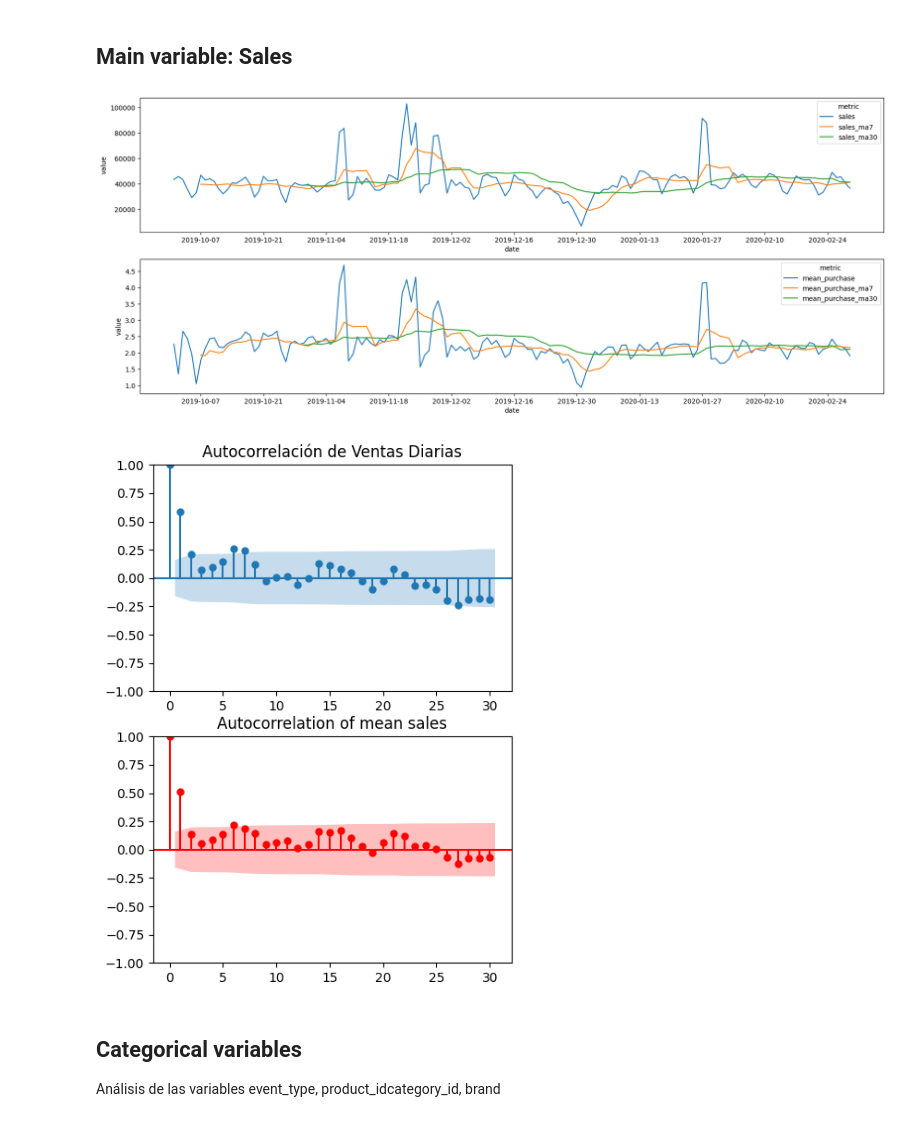
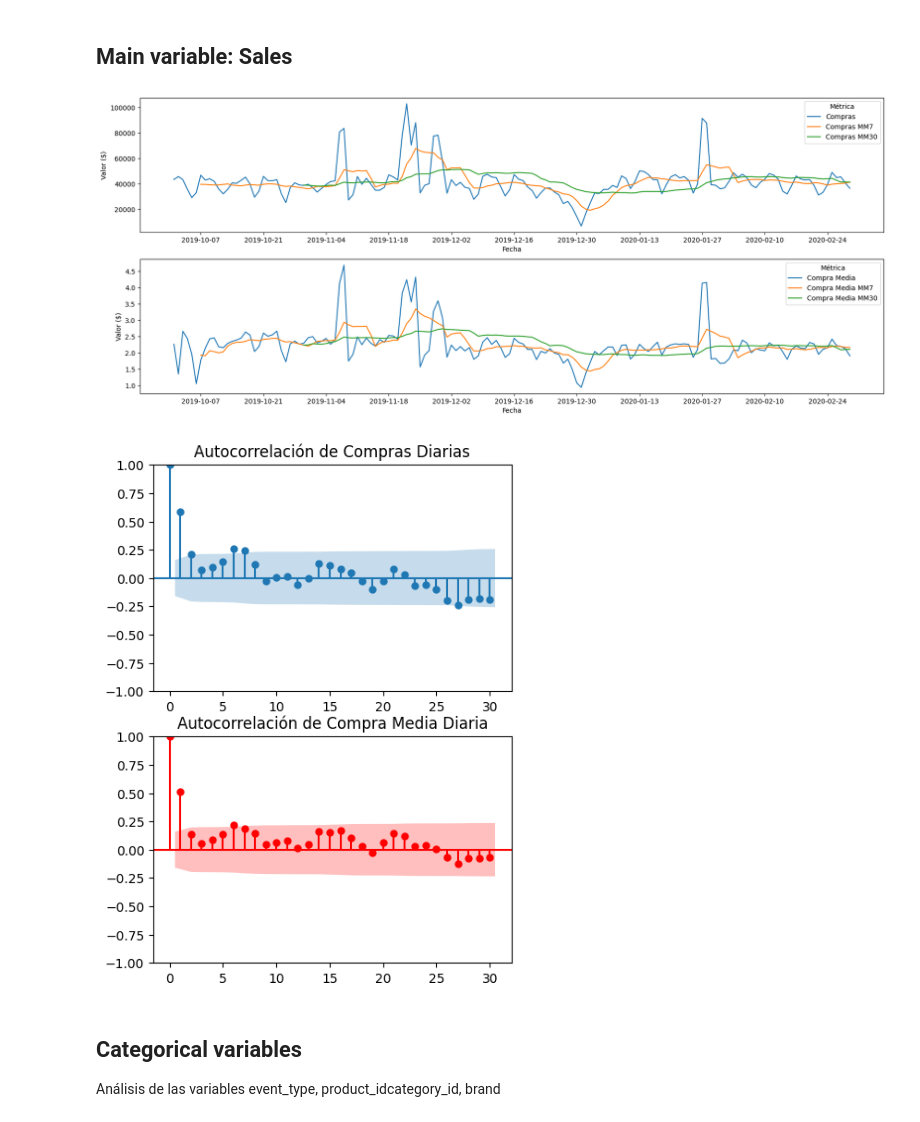
Before and after one commit to Bati-bot/Design-of-experiments-DOE, a Jupyter notebook: EDA.ipynb, the cells around one changed output. Cells and saved outputs as stored; diff of their text form; code cells hidden in the pictures.

Commit message:
Improve the plots

```diff
--- a/EDA.ipynb
+++ b/EDA.ipynb
@@ -52,36 +51,40 @@ product_columns_desc
 # %%
 fig, ax = plt.subplots(2, 1, figsize=(20, 8))
 sales_by_user_day = events_df.groupby("date").agg({"sales":"sum", "user_id": "nunique"}).reset_index()
+sales_by_user_day.rename(columns={"date":"Fecha"}, inplace=True)
 
-sales_by_user_day['sales_ma7'] = sales_by_user_day['sales'].rolling(7).mean()
-sales_by_user_day['sales_ma30'] = sales_by_user_day['sales'].rolling(30).mean()
+sales_by_user_day['Compras'] = sales_by_user_day['sales']
+sales_by_user_day['Compras MM7'] = sales_by_user_day['Compras'].rolling(7).mean()
+sales_by_user_day['Compras MM30'] = sales_by_user_day['Compras'].rolling(30).mean()
 
-sales_by_user_day["mean_purchase"] = sales_by_user_day["sales"] / sales_by_user_day["user_id"]
-sales_by_user_day['mean_purchase_ma7'] = sales_by_user_day['mean_purchase'].rolling(7).mean()
-sales_by_user_day['mean_purchase_ma30'] = sales_by_user_day['mean_purchase'].rolling(30).mean()
+sales_by_user_day["Compra Media"] = sales_by_user_day["Compras"] / sales_by_user_day["user_id"]
+sales_by_user_day['Compra Media MM7'] = sales_by_user_day['Compra Media'].rolling(7).mean()
+sales_by_user_day['Compra Media MM30'] = sales_by_user_day['Compra Media'].rolling(30).mean()
 
-sales_by_user_day_melted = sales_by_user_day.melt('date', var_name='metric', value_name='value')
-chart_1 = sns.lineplot(sales_by_user_day_melted.loc[sales_by_user_day_melted["metric"].isin(["sales", "sales_ma7", "sales_ma30"])], x="date", y="value", hue="metric", ax=ax[0])
-chart_2 = sns.lineplot(sales_by_user_day_melted.loc[sales_by_user_day_melted["metric"].isin(["mean_purchase", "mean_purchase_ma7", "mean_purchase_ma30"])], x="date", y="value", hue="metric", ax=ax[1])
+sales_by_user_day_melted = sales_by_user_day.melt('Fecha', var_name='Métrica', value_name='Valor ($)')
+chart_1 = sns.lineplot(sales_by_user_day_melted.loc[sales_by_user_day_melted["Métrica"].isin(["Compras", "Compras MM7", "Compras MM30"])],
+                       x="Fecha", y="Valor ($)", hue="Métrica", ax=ax[0])
+chart_2 = sns.lineplot(sales_by_user_day_melted.loc[sales_by_user_day_melted["Métrica"].isin(["Compra Media", "Compra Media MM7", "Compra Media MM30"])],
+                       x="Fecha", y="Valor ($)", hue="Métrica", ax=ax[1])
 
 locator = mdates.DayLocator(interval=14)
 chart_1.xaxis.set_major_locator(locator)
 chart_2.xaxis.set_major_locator(locator)
 # %% [output]
-[figure, old version]
+[figure, new version]
 # %%
 from matplotlib.collections import PolyCollection
 my_color = "red"
 
 fig, ax = plt.subplots(2, figsize=(5,7))
-plot_acf(x=sales_by_user_day["sales"], lags=30, ax=ax[0], title="Autocorrelación de Ventas Diarias")
-plot_acf(x=sales_by_user_day["mean_purchase"], lags=30, ax=ax[1], title="Autocorrelation of mean sales", color=my_color, vlines_kwargs={"colors": my_color})
+plot_acf(x=sales_by_user_day["Compras"], lags=30, ax=ax[0], title="Autocorrelación de Compras Diarias")
+plot_acf(x=sales_by_user_day["Compra Media"], lags=30, ax=ax[1], title="Autocorrelación de Compra Media Diaria", color=my_color, vlines_kwargs={"colors": my_color})
 for item in ax[1].collections:
     if type(item)==PolyCollection:
         item.set_facecolor(my_color)
 fig.show()
 # %% [output]
-[figure, old version]
+[figure, new version]
 # %% [markdown]
 ## Categorical variables
 
```
Also changed, not shown: parts of 3 cells of this notebook, 1 other file.
